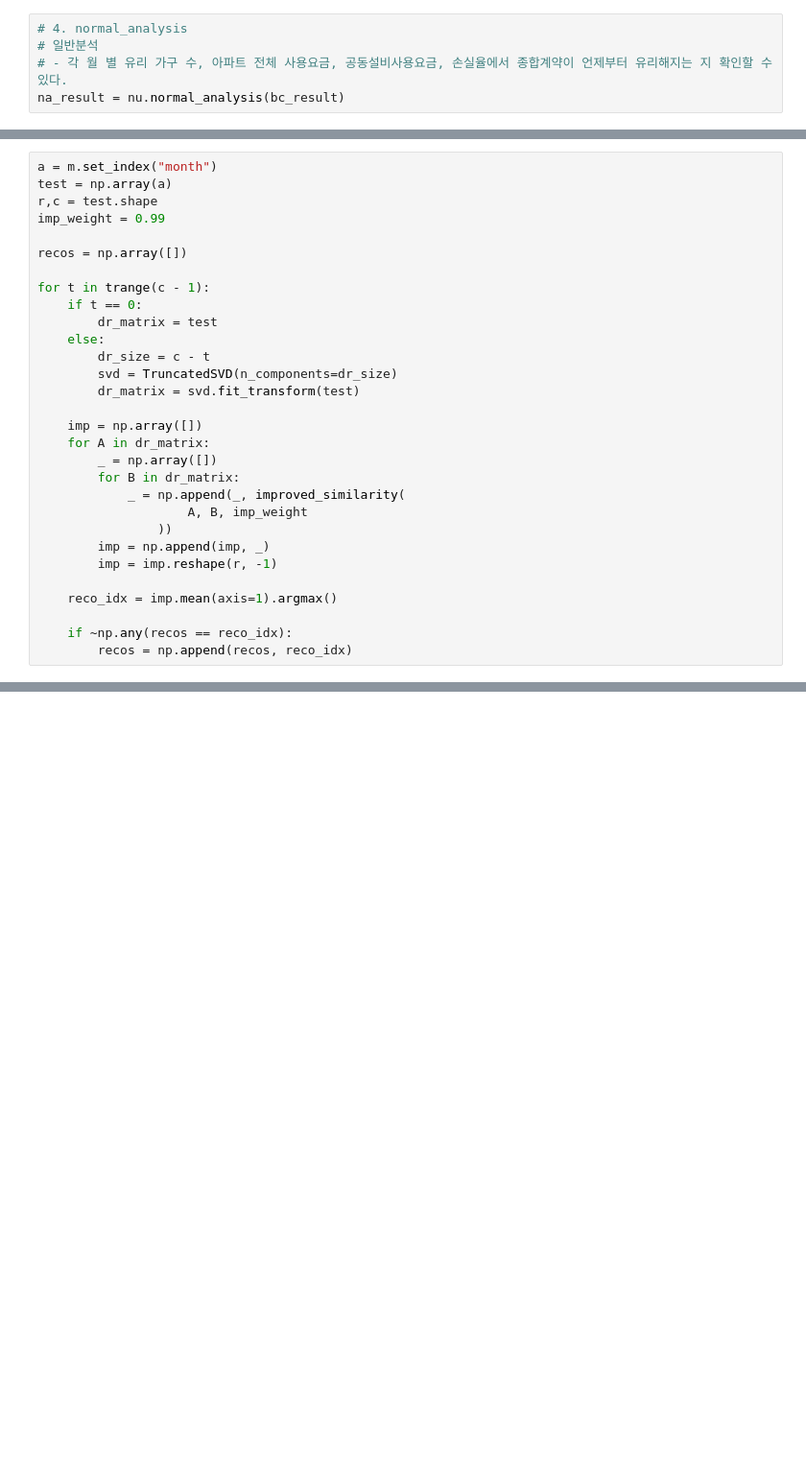
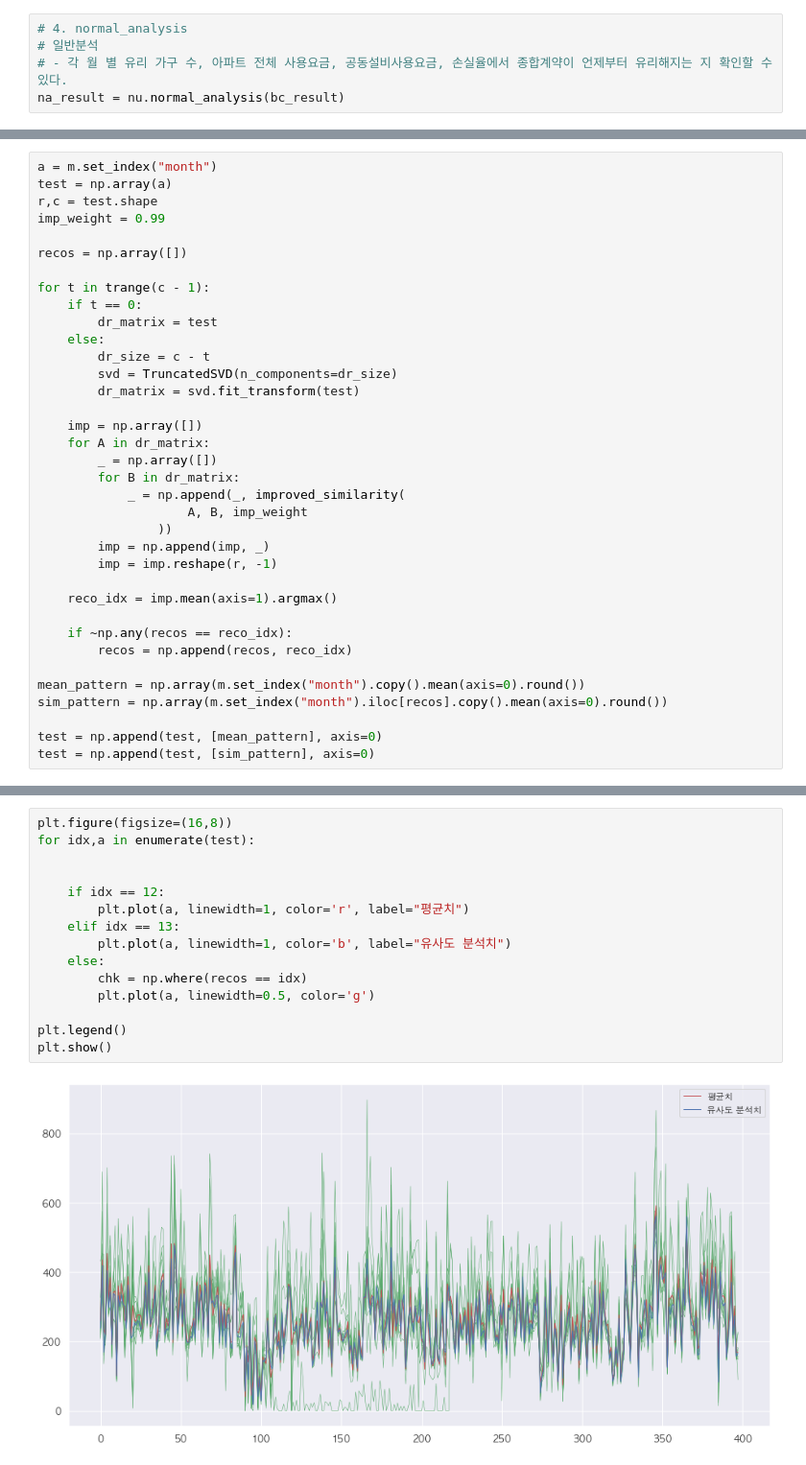
Before and after one commit to formegusto/contract-recommendation-system, a Jupyter notebook: prototype/notebook/New Prototype.ipynb, the cells around one changed output, grey strips where cells are left out. Shown: that part at 96% size. Drawn from its saved outputs; the diff is of its cells as text; blank space fills up the shorter version.

```diff
--- a/prototype/notebook/New Prototype.ipynb
+++ b/prototype/notebook/New Prototype.ipynb
@@ -119,3 +113,9 @@ for t in trange(c - 1):
 
     if ~np.any(recos == reco_idx):
         recos = np.append(recos, reco_idx)
+
+mean_pattern = np.array(m.set_index("month").copy().mean(axis=0).round())
+sim_pattern = np.array(m.set_index("month").iloc[recos].copy().mean(axis=0).round())
+
+test = np.append(test, [mean_pattern], axis=0)
+test = np.append(test, [sim_pattern], axis=0)
@@ -125,0 +122,17 @@ array([ 1.,  2.,  9., 10.])
+# %%
+plt.figure(figsize=(16,8))
+for idx,a in enumerate(test):
+
+
+    if idx == 12:
+        plt.plot(a, linewidth=1, color='r', label="평균치")
+    elif idx == 13:
+        plt.plot(a, linewidth=1, color='b', label="유사도 분석치")
+    else:
+        chk = np.where(recos == idx)
+        plt.plot(a, linewidth=0.5, color='g')
+
+plt.legend()
+plt.show()
+# %% [output]
+[figure, added]
```
Also changed, not shown: parts of 7 cells of this notebook, 7 other files.
